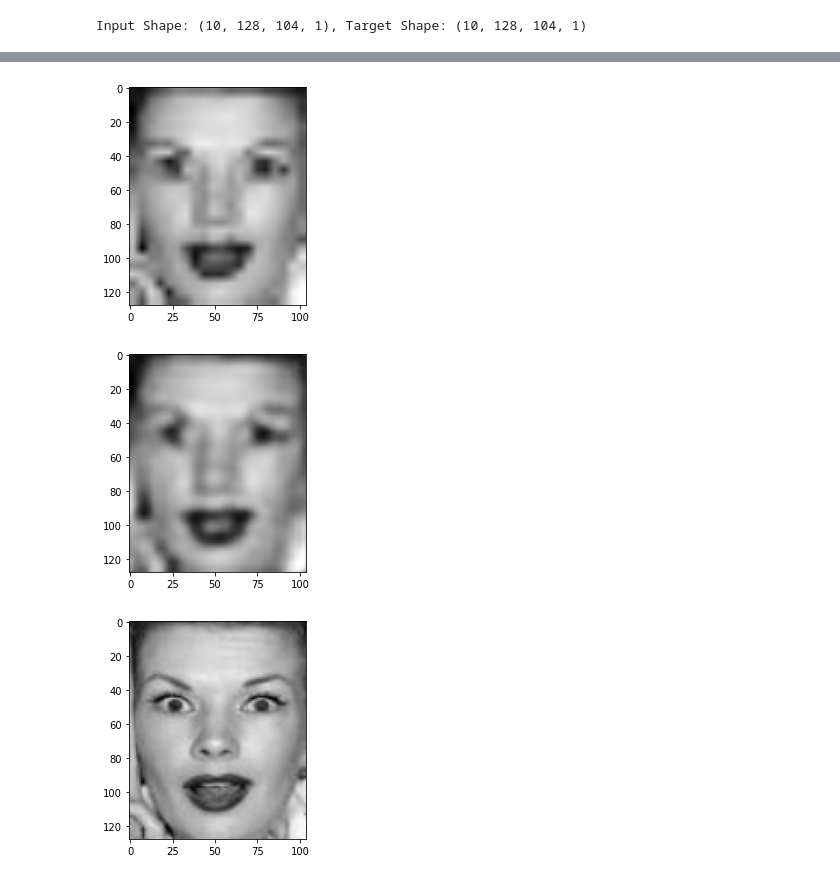
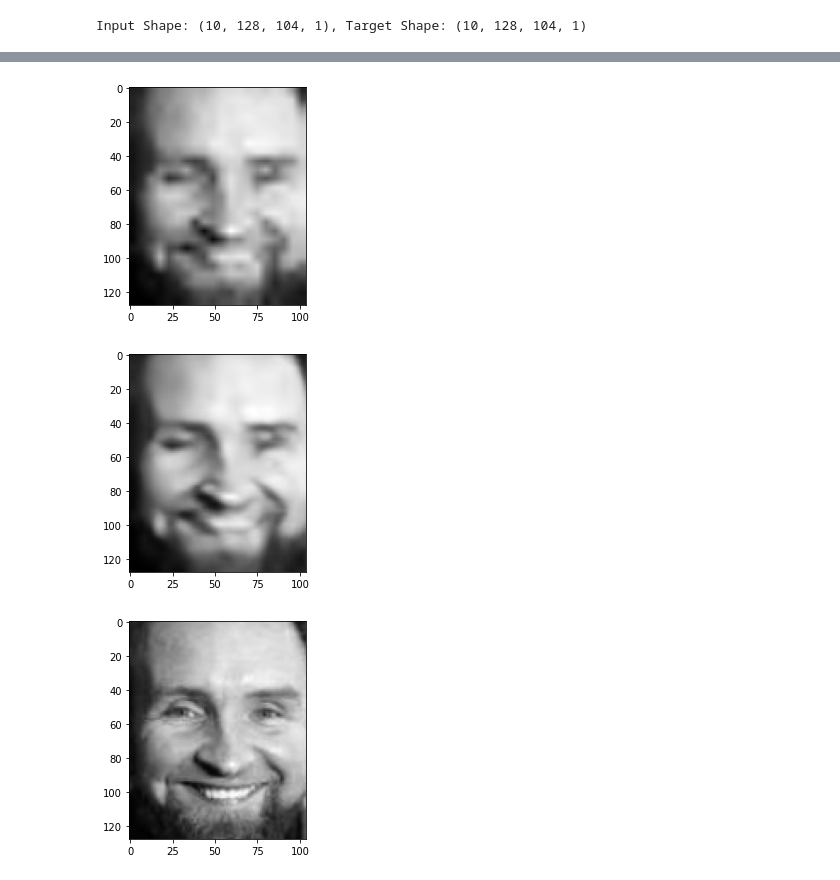
Before and after one commit to animikhaich/Image-Super-Resolution-Autoencoders, a Jupyter notebook: Prototype Model.ipynb, the cells around one changed output, grey strips where cells are left out. Drawn from its saved outputs; the diff is of its cells as text; code cells hidden in the pictures.

```diff
--- a/Prototype Model.ipynb
+++ b/Prototype Model.ipynb
@@ -128,20 +128,20 @@ reduce_lr_cb = tf.keras.callbacks.ReduceLROnPlateau(
 # Model Architecture
 input_img = tf.keras.Input(shape=(None, None, 1))
 
-x = tf.keras.layers.Conv2D(16, (3, 3), activation='relu', padding='same')(input_img)
+x = tf.keras.layers.Conv2D(128, (3, 3), activation='relu', padding='same')(input_img)
 x = tf.keras.layers.MaxPooling2D((2, 2))(x)
-x = tf.keras.layers.Conv2D(8, (3, 3), activation='relu', padding='same')(x)
+x = tf.keras.layers.Conv2D(64, (3, 3), activation='relu', padding='same')(x)
 x = tf.keras.layers.MaxPooling2D((2, 2))(x)
-x = tf.keras.layers.Conv2D(8, (3, 3), activation='relu', padding='same')(x)
+x = tf.keras.layers.Conv2D(16, (3, 3), activation='relu', padding='same')(x)
 encoded = tf.keras.layers.MaxPooling2D((2, 2))(x)
 
 # at this point the representation is (4, 4, 8) i.e. 128-dimensional
 
-x = tf.keras.layers.Conv2D(8, (3, 3), activation='relu', padding='same')(encoded)
+x = tf.keras.layers.Conv2D(16, (3, 3), activation='relu', padding='same')(encoded)
 x = tf.keras.layers.UpSampling2D((2, 2))(x)
-x = tf.keras.layers.Conv2D(8, (3, 3), activation='relu', padding='same')(x)
+x = tf.keras.layers.Conv2D(64, (3, 3), activation='relu', padding='same')(x)
 x = tf.keras.layers.UpSampling2D((2, 2))(x)
-x = tf.keras.layers.Conv2D(16, (3, 3), activation='relu', padding='same')(x)
+x = tf.keras.layers.Conv2D(128, (3, 3), activation='relu', padding='same')(x)
 x = tf.keras.layers.UpSampling2D((2, 2))(x)
 decoded = tf.keras.layers.Conv2D(1, (3, 3), activation='sigmoid', padding='same')(x)
 
@@ -243,14 +242,14 @@ KeyError: 'accuracy'
 inputs, targets = next(iter(val_generator))
 preds = autoencoder.predict(inputs)
 # %%
-index = 2
+index = 3
 plt.imshow(inputs[index], cmap="gray")
 plt.show()
 plt.imshow(preds[index], cmap="gray")
 plt.show()
 plt.imshow(targets[index], cmap="gray")
 plt.show()
 # %% [output]
-[figure, old version]
+[figure, new version]
-[figure, old version]
+[figure, new version]
-[figure, old version]
+[figure, new version]
```
Also changed, not shown: parts of 3 cells of this notebook.
